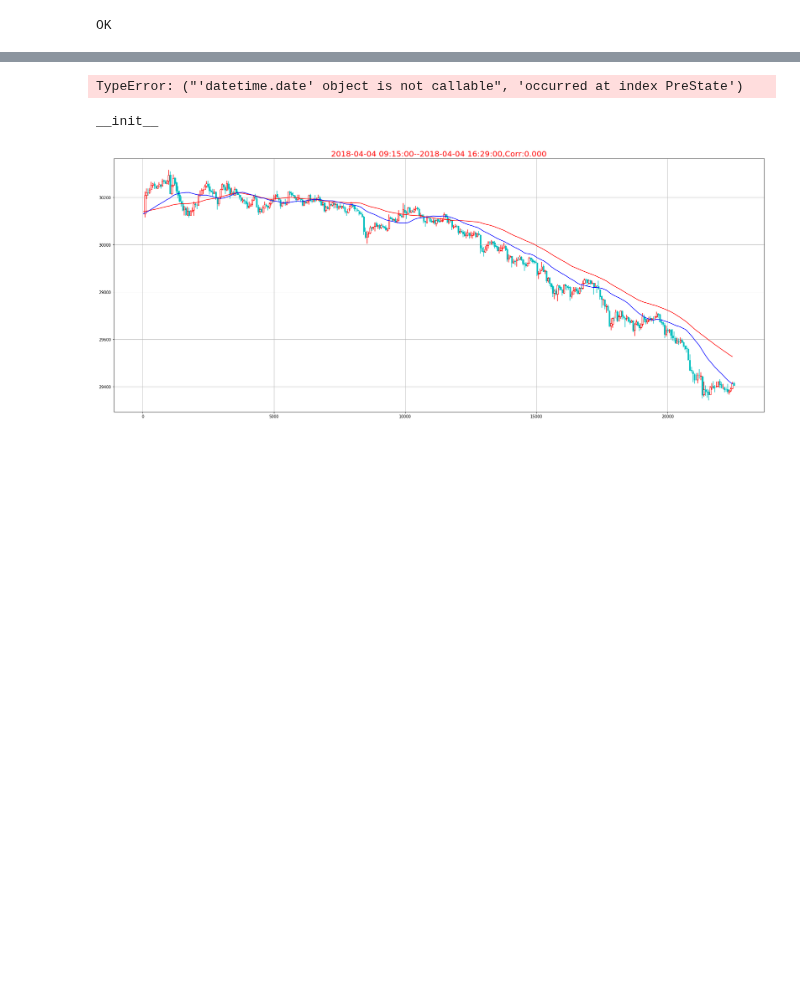
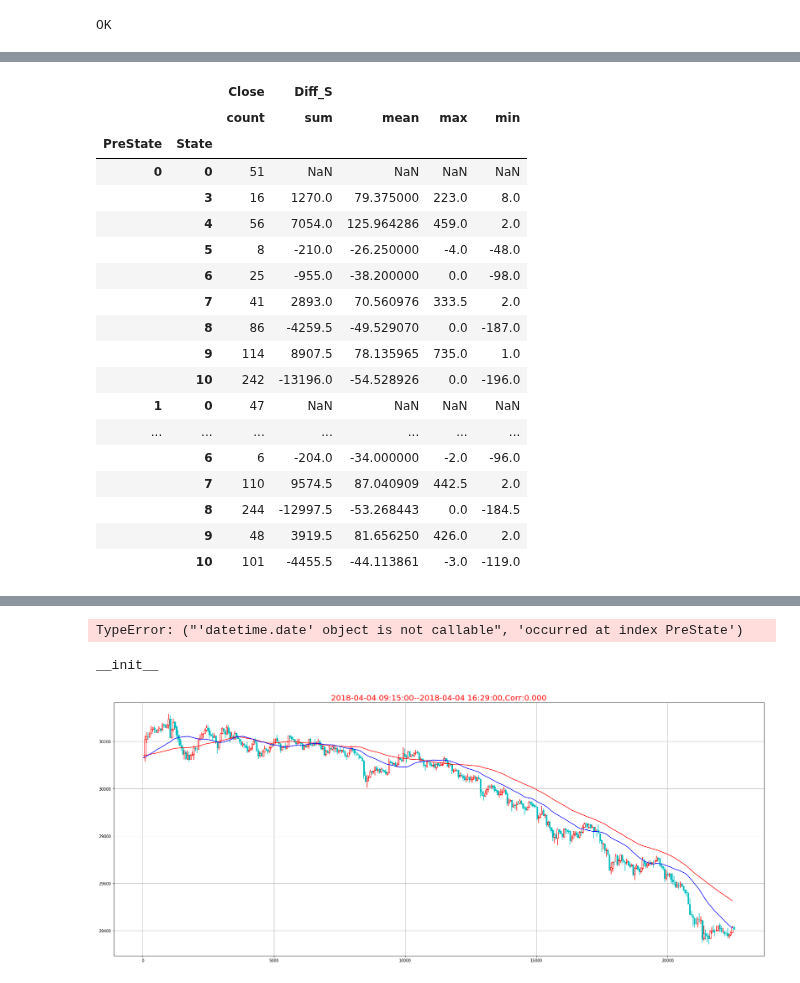
Before and after one commit to che7611/test2, a Jupyter notebook: calcHL.ipynb, the cells around one changed output, grey strips where cells are left out. Drawn from its saved outputs; the diff is of its cells as text; code cells hidden in the pictures; blank space fills up the shorter version.

```diff
--- a/calcHL.ipynb
+++ b/calcHL.ipynb
@@ -188,3 +204,36 @@ F1[['Stop','Diff_S']][F1.State>=7].agg(['mean'])
+# %%
+# F1[['Stop','Diff_S']][F1.State>=7].agg(['mean'])
+F1['W2']=F1.W1//50
+col1=['PreState','W1','W2','State','Close','Diff_S']
+col2=['PreState','Close','State','DiffH','DiffL','W1','Diff_S','Diff_L','Diff_H','Stop']
+dd={
+    'Close':['count'],
+    'Diff_S':['sum','mean','max','min'],
+
+}
+a1=F1[col1].groupby(['PreState','State']).agg(dd)
+a1
+# a1.to_excel("HL_STA.xls")
+# %% [output]
+|  |  | Close | Diff_S |  |  |  |
+|  |  | count | sum | mean | max | min |
+| PreState | State |  |  |  |  |  |
+| 0 | 0 | 51 | NaN | NaN | NaN | NaN |
+|  | 3 | 16 | 1270.0 | 79.375000 | 223.0 | 8.0 |
+|  | 4 | 56 | 7054.0 | 125.964286 | 459.0 | 2.0 |
+|  | 5 | 8 | -210.0 | -26.250000 | -4.0 | -48.0 |
+|  | 6 | 25 | -955.0 | -38.200000 | 0.0 | -98.0 |
+|  | 7 | 41 | 2893.0 | 70.560976 | 333.5 | 2.0 |
+|  | 8 | 86 | -4259.5 | -49.529070 | 0.0 | -187.0 |
+|  | 9 | 114 | 8907.5 | 78.135965 | 735.0 | 1.0 |
+|  | 10 | 242 | -13196.0 | -54.528926 | 0.0 | -196.0 |
+| 1 | 0 | 47 | NaN | NaN | NaN | NaN |
+| ... | ... | ... | ... | ... | ... | ... |
+|  | 6 | 6 | -204.0 | -34.000000 | -2.0 | -96.0 |
+|  | 7 | 110 | 9574.5 | 87.040909 | 442.5 | 2.0 |
+|  | 8 | 244 | -12997.5 | -53.268443 | 0.0 | -184.5 |
+|  | 9 | 48 | 3919.5 | 81.656250 | 426.0 | 2.0 |
+|  | 10 | 101 | -4455.5 | -44.113861 | -3.0 | -119.0 |
 # %%
 col2=['PreState','H1i','L1i','DiffH','DiffL','Close','State','Diff','Diff_S','Diff_L','Diff_H','Stop']
 F1[col2]
```
Also changed, not shown: parts of 4 cells of this notebook, 5 other files.
